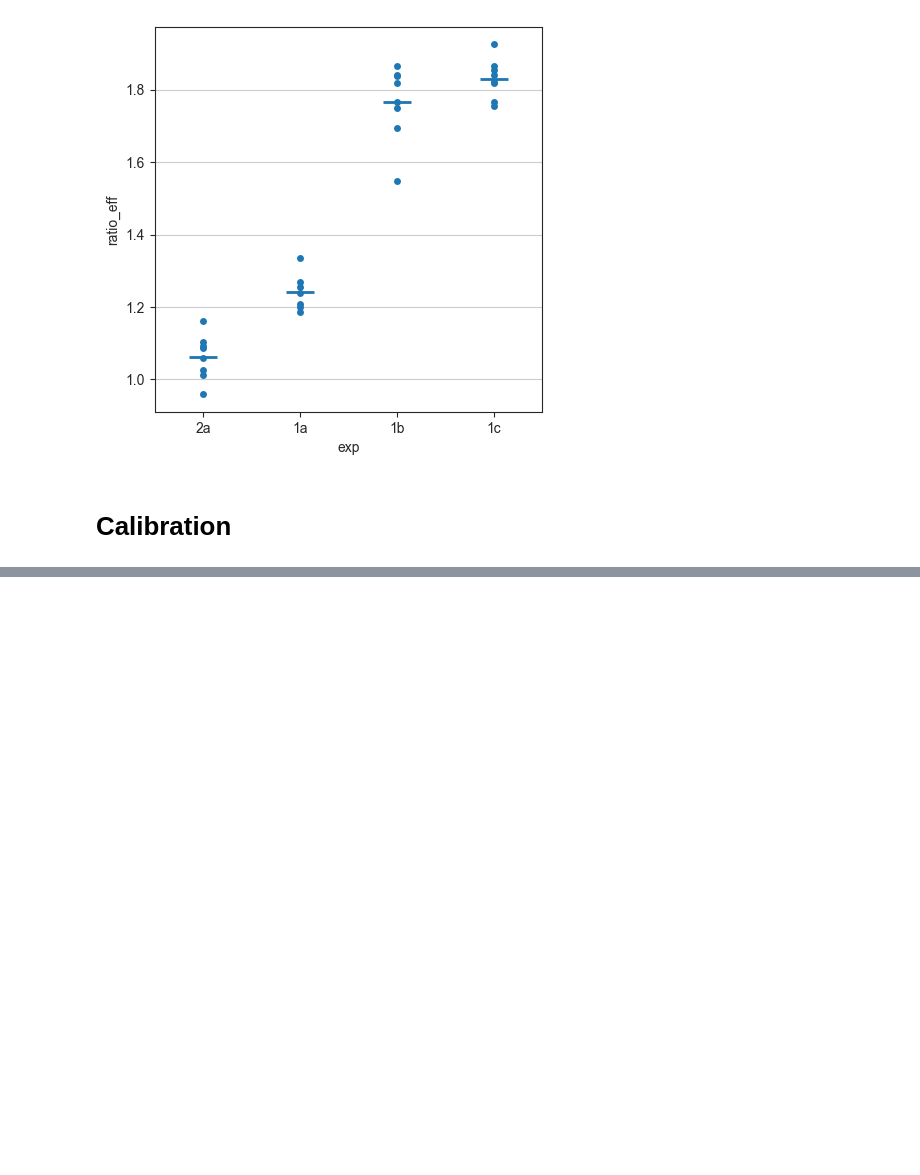
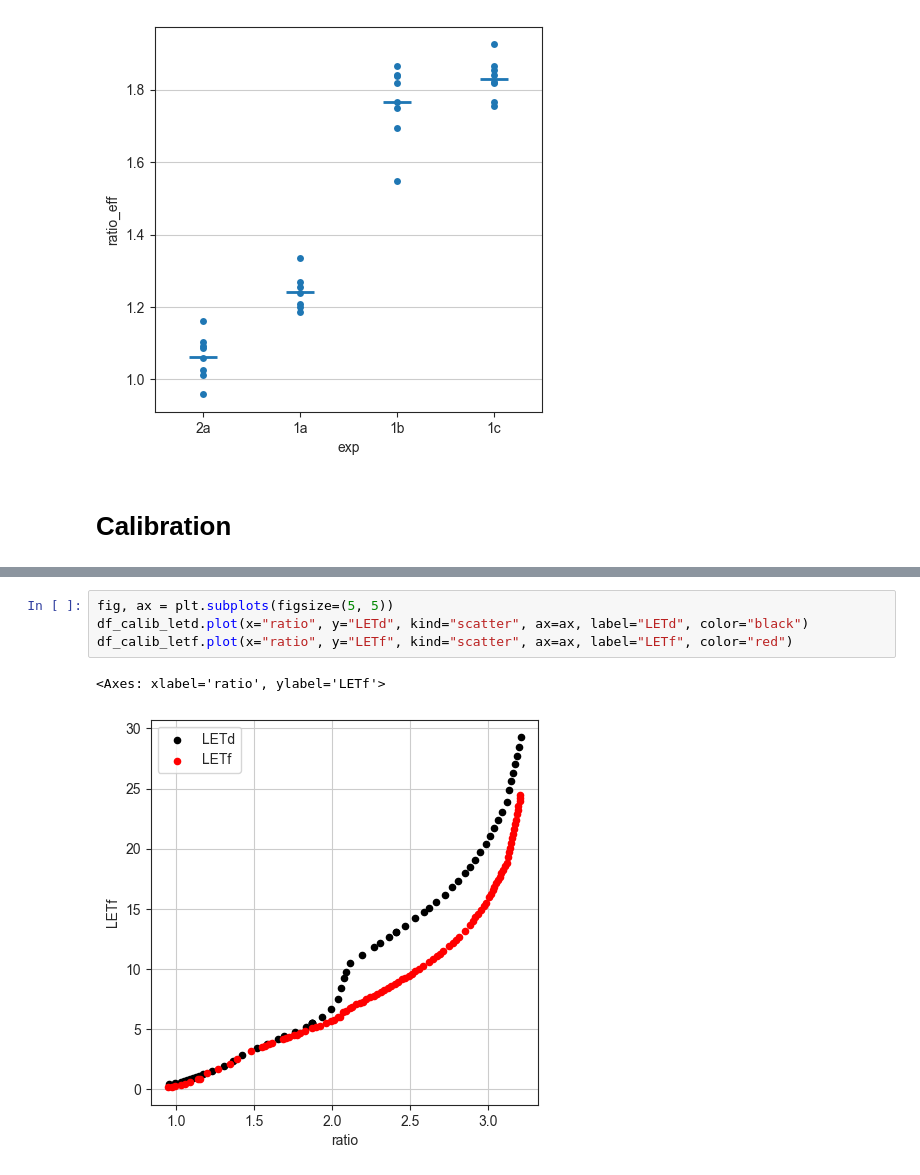
Before and after one commit to grzanka/tld_let_calibration, a Jupyter notebook: notebook/0.5-explore_data_dcpt.ipynb, the cells around one changed output, grey strips where cells are left out. Cells and saved outputs as stored; diff of their text form; blank space fills up the shorter version.

```diff
--- a/notebook/0.5-explore_data_dcpt.ipynb
+++ b/notebook/0.5-explore_data_dcpt.ipynb
@@ -408,0 +463,7 @@ sns.stripplot(data=df_ratio, x="exp", y="ratio_eff", jitter=False, ax=ax)
+# %%
+fig, ax = plt.subplots(figsize=(5, 5))
+df_calib_letd.plot(x="ratio", y="LETd", kind="scatter", ax=ax, label="LETd", color="black")
+df_calib_letf.plot(x="ratio", y="LETf", kind="scatter", ax=ax, label="LETf", color="red")
+# %% [output]
+<Axes: xlabel='ratio', ylabel='LETf'>
+[figure, added]
```
Also changed, not shown: parts of 16 cells of this notebook, 2 other files.
